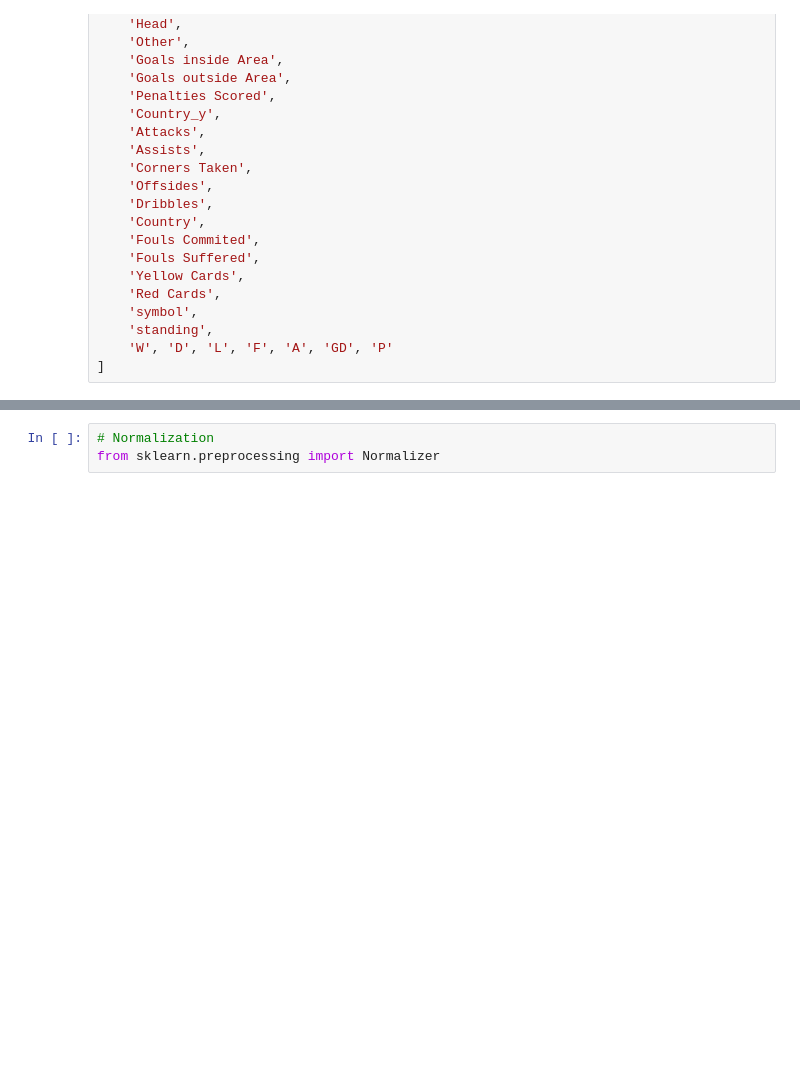
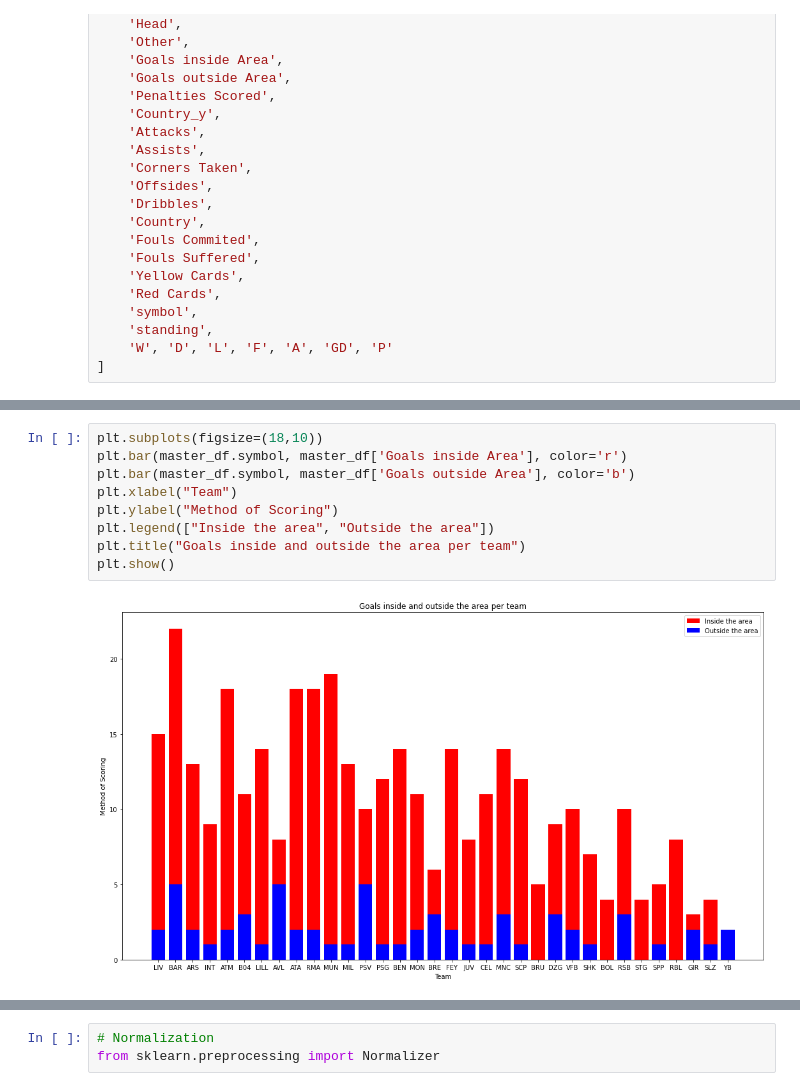
Before and after one commit to NikolaosTM/UCL2025, a Jupyter notebook: LeaguePhase/workbook.ipynb, the cells around one changed output, grey strips where cells are left out. Saved outputs shown, nothing was run; the diff lists cells and outputs as text; blank space fills up the shorter version.

```diff
--- a/LeaguePhase/workbook.ipynb
+++ b/LeaguePhase/workbook.ipynb
@@ -180,0 +181,11 @@ cols = [
+# %%
+plt.subplots(figsize=(18,10))
+plt.bar(master_df.symbol, master_df['Goals inside Area'], color='r')
+plt.bar(master_df.symbol, master_df['Goals outside Area'], color='b')
+plt.xlabel("Team")
+plt.ylabel("Method of Scoring")
+plt.legend(["Inside the area", "Outside the area"])
+plt.title("Goals inside and outside the area per team")
+plt.show()
+# %% [output]
+[figure, added]
```
Also changed, not shown: parts of 4 cells of this notebook, 2 other files.
